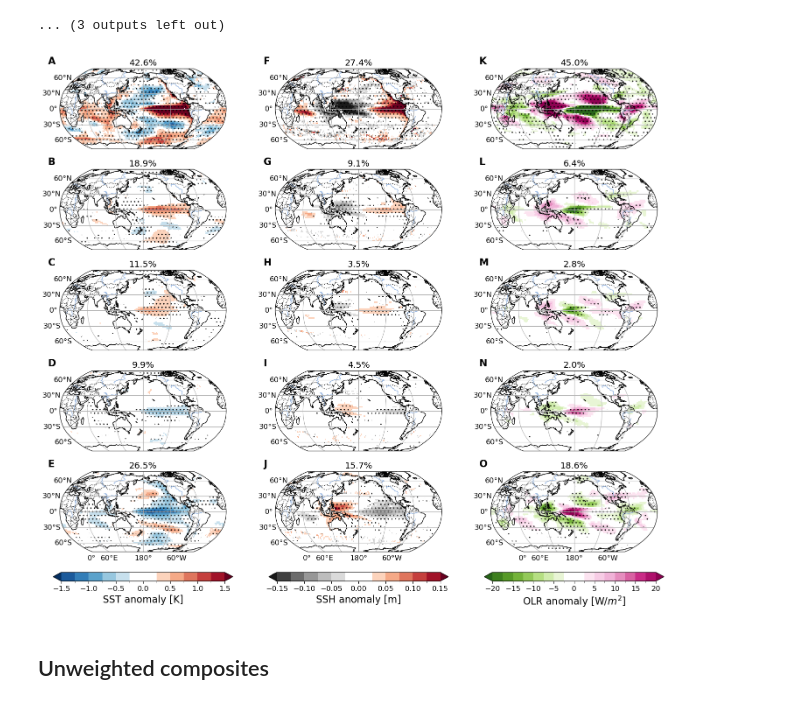
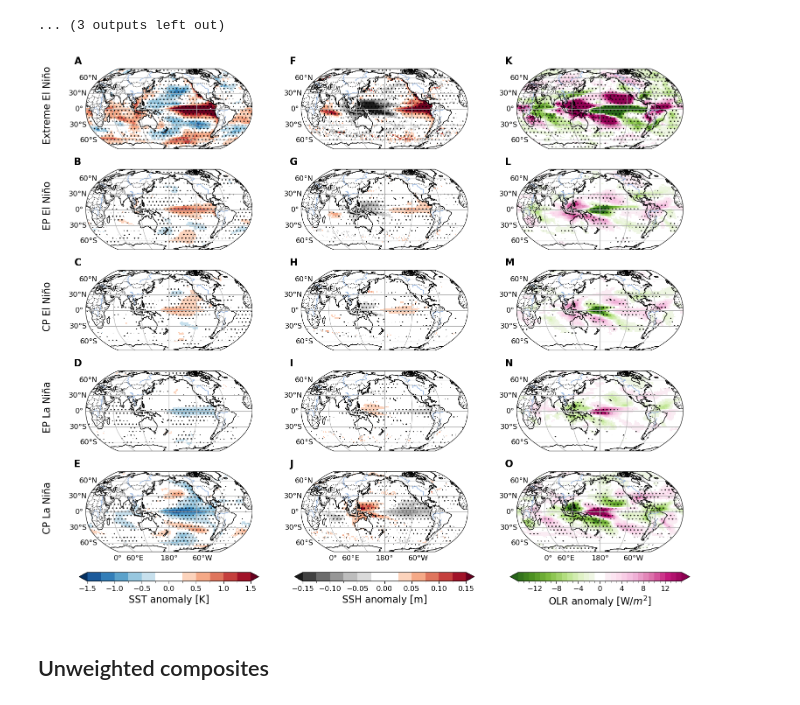
Before and after one commit to jakob-schloer/LatentGMM, a Jupyter notebook: scripts/pcgmm_composites.ipynb, the cells around one changed output. Saved outputs shown, nothing was run; the diff lists cells and outputs as text; code cells hidden in the pictures.

```diff
--- a/scripts/pcgmm_composites.ipynb
+++ b/scripts/pcgmm_composites.ipynb
@@ -73,12 +73,12 @@ n_samples_mean = 100
 alpha = 0.05
 null_hypothesis = 'neutral'
 stattest = 'pos'
-multiple_testing= None
+multiple_testing= 'dunn'
 # %%
 # Weighted composites
 composites_prob, mask_prob, samples_null_prob, pvals_prob = utenso.get_weighted_composites(
     ds4comp, f_sst, weight_month_mean, null_hypothesis=null_hypothesis,
-    stattest=stattest, n_samples_mean=n_samples_mean, n_samples_time=n_samples_time, alpha=alpha,
+    stattest=stattest, n_samples_mean=n_samples_mean, alpha=alpha,
     multiple_testing=multiple_testing, serial_data=False
 )
 # %% [output]
@@ -107,8 +107,9 @@ plotspec = {
     'ssta': dict(cmap='RdBu_r', vmin=-1.5, vmax=1.5, step=.25, label='SST anomaly [K]'),
     'ssha': dict(cmap='RdGy_r', vmin=-.15, vmax=.15, step=.025, label='SSH anomaly [m]'),
     't2ma': dict(cmap='RdBu_r', vmin=None, vmax=None, step=.25, label='2m temperature anomaly'),
-    'olra': dict(cmap='PiYG_r', vmin=-20, vmax=20, step=2.5, label=r'OLR anomaly [W/$m^2$]'),
+    'olra': dict(cmap='PiYG_r', vmin=-15, vmax=15, step=1, label=r'OLR anomaly [W/$m^2$]'),
 }
+labels = ["Extreme El Niño" ,"EP El Niño", "CP El Niño", "EP La Niña", "CP La Niña"]
 n_columns = len(composites_prob.data_vars)
 n_rows = len(composites_prob['classes'])
 height_ratios = [9]*(n_rows)
@@ -127,38 +128,41 @@ for j in range(n_columns):
         var = list(composites_prob.data_vars)[j]
         comp = composites_prob[var].sel(classes=idx)
         mask = mask_prob[var].sel(classes=idx)
         ax = fig.add_subplot(gs[i, j], projection=proj)
 
         im = gpl.plot_map(comp, central_longitude=0, ax=ax,
                           bar='discrete', add_bar=False,
                           cmap=plotspec[var]['cmap'],
                           vmin=plotspec[var]['vmin'], vmax=plotspec[var]['vmax'],
                           step=plotspec[var]['step'], centercolor='#FFFFFF')
         gpl.significance_mask(mask, ax=ax, hatch="..",
                               central_longitude=0)
         # Remove labels
         im['gl'].top_labels = False
         im['gl'].right_labels = False
         if i == n_rows-1:
             im['gl'].bottom_labels = True
         else:
             im['gl'].bottom_labels = False
-        # Set number of significant points as title
-        n_nan = np.count_nonzero(np.isnan(mask.data.flatten()))
-        ratio_significant = np.count_nonzero(mask.data.flatten()) / (len(mask.data.flatten()) - n_nan) * 100
-        ax.set_title(f"{ratio_significant:.1f}%")
         axs.append(ax)
+
+        if j == 0:
+            ax.text(-0.2, 0.55, rf"{labels[i]}", va='bottom', ha='center',
+                    rotation='vertical', rotation_mode='anchor',
+                    transform=ax.transAxes, fontsize=16)
 
     # Shared colorbar
     ax = fig.add_subplot(gs[-1, j])
     cbar = plt.colorbar(im['im'], orientation='horizontal', shrink=0.3,
                         cax=ax, extend='both')
     cbar.set_label(f"{plotspec[var]['label']}", size=16)
 
 _ = gpl.enumerate_subplots(np.array(axs).T, pos_x=-
                            0.07, pos_y=1.06, fontsize=16)
+
+plt.savefig("../output/pcgmm/pcgmm_weighted_composites.png", dpi=300, bbox_inches='tight')
 # %% [output]
-[figure, old version]
+[figure, new version]
 # %% [markdown]
 ## Unweighted composites
 # %%
```
Also changed, not shown: parts of 3 cells of this notebook, 3 other files.
